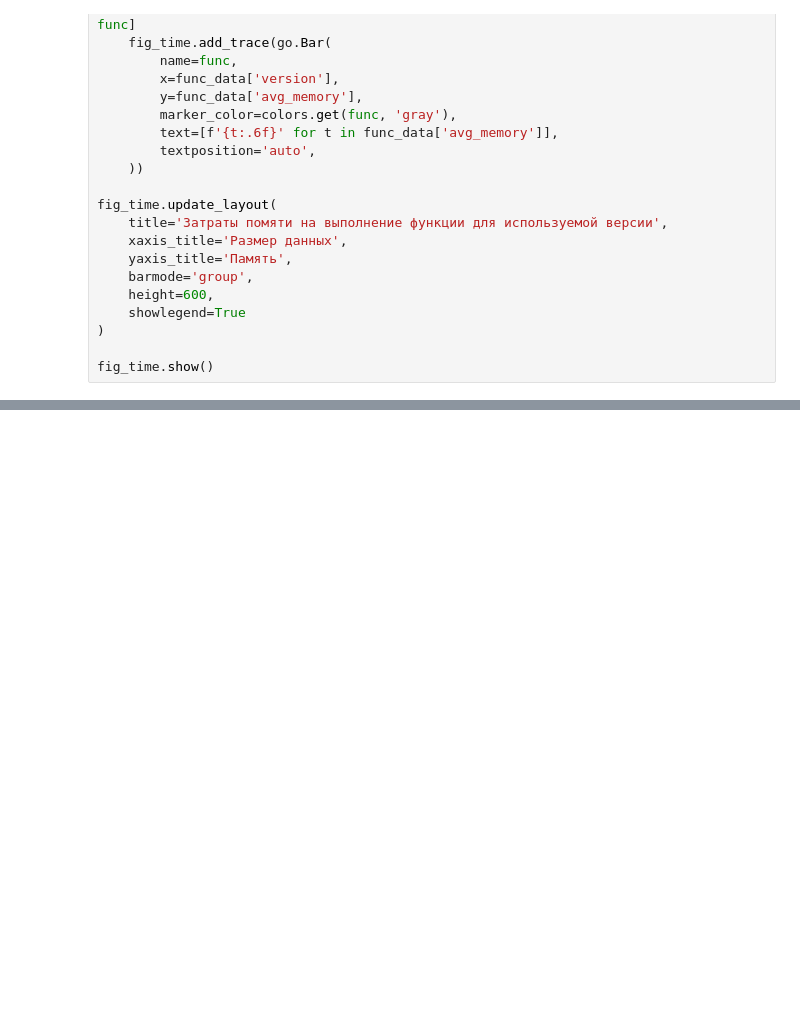
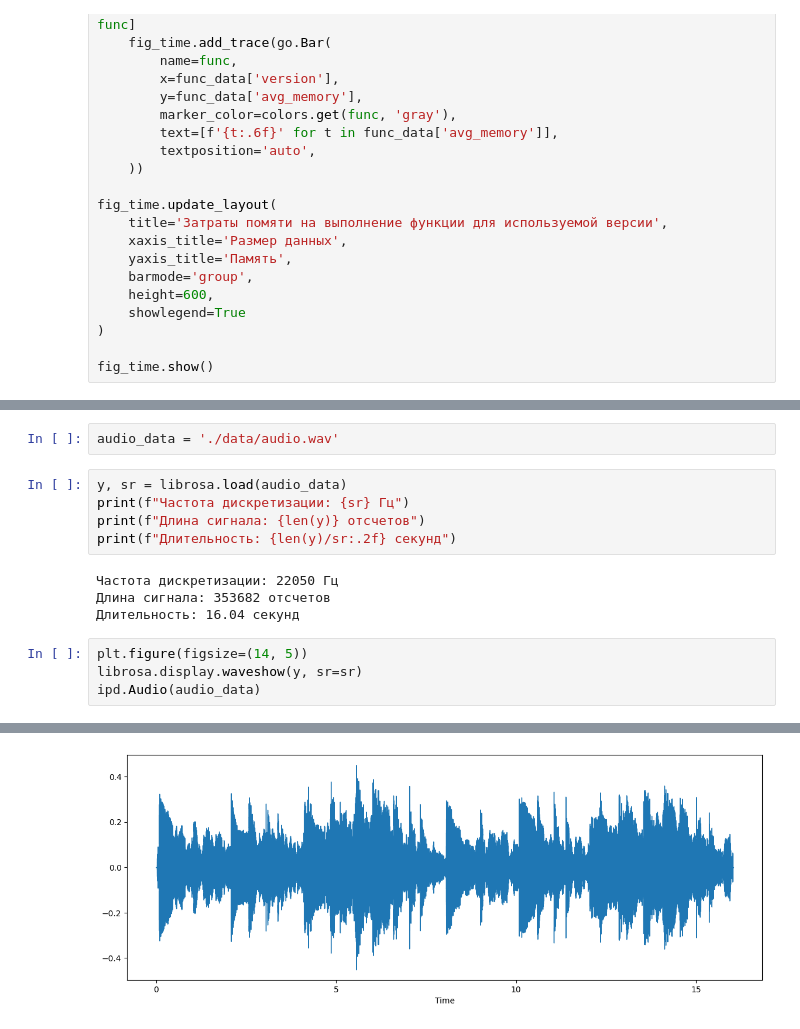
Before and after one commit to vl4xd/pstu-python-programming, a Jupyter notebook: lab_work_4/src/main.ipynb, the cells around one changed output, grey strips where cells are left out. Cells and saved outputs as stored; diff of their text form; blank space fills up the shorter version.

```diff
--- a/lab_work_4/src/main.ipynb
+++ b/lab_work_4/src/main.ipynb
@@ -1105,0 +1241,16 @@ fig_time.show()
+# %%
+audio_data = './data/audio.wav'
+# %%
+y, sr = librosa.load(audio_data)
+print(f"Частота дискретизации: {sr} Гц")
+print(f"Длина сигнала: {len(y)} отсчетов")
+print(f"Длительность: {len(y)/sr:.2f} секунд")
+# %% [output]
+Частота дискретизации: 22050 Гц
+Длина сигнала: 353682 отсчетов
+Длительность: 16.04 секунд
+# %%
+plt.figure(figsize=(14, 5))
+librosa.display.waveshow(y, sr=sr)
+ipd.Audio(audio_data)
+# %% [output]
@@ -1105,0 +1258 @@ fig_time.show()
+[figure, added]
```
Also changed, not shown: parts of 22 cells of this notebook, 1 other file.
